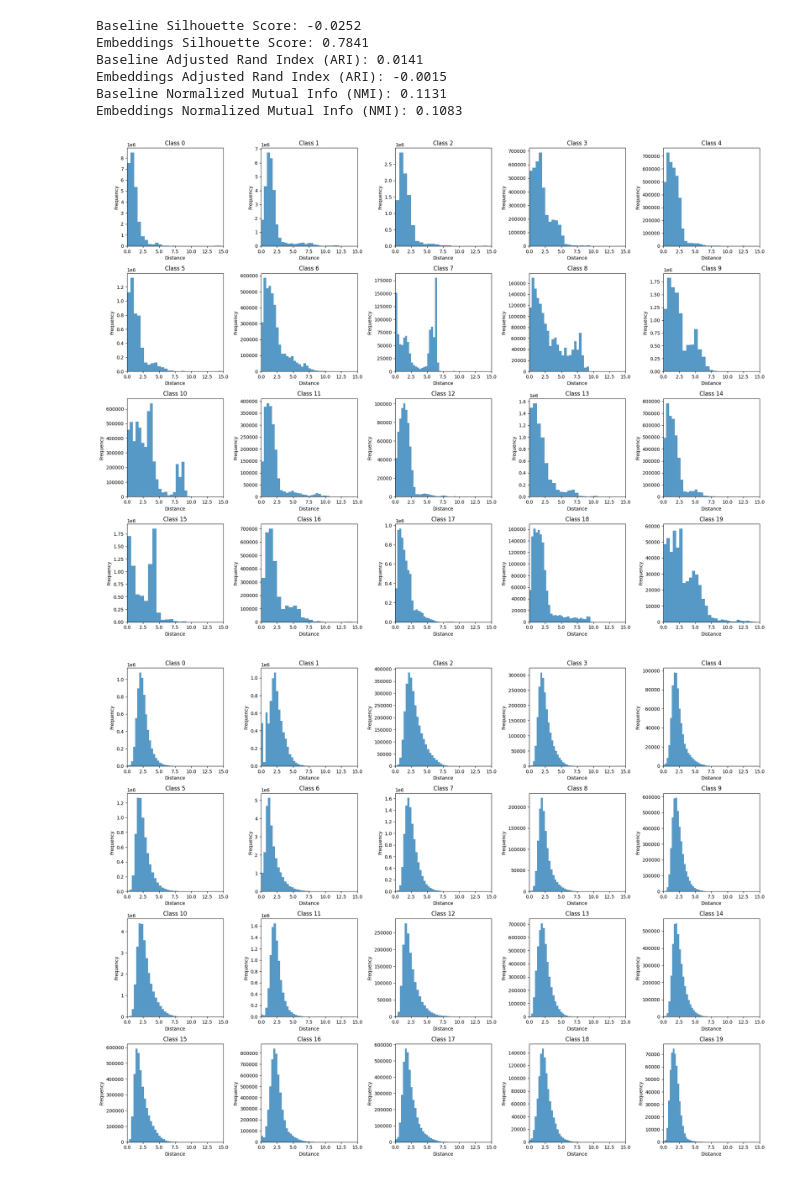
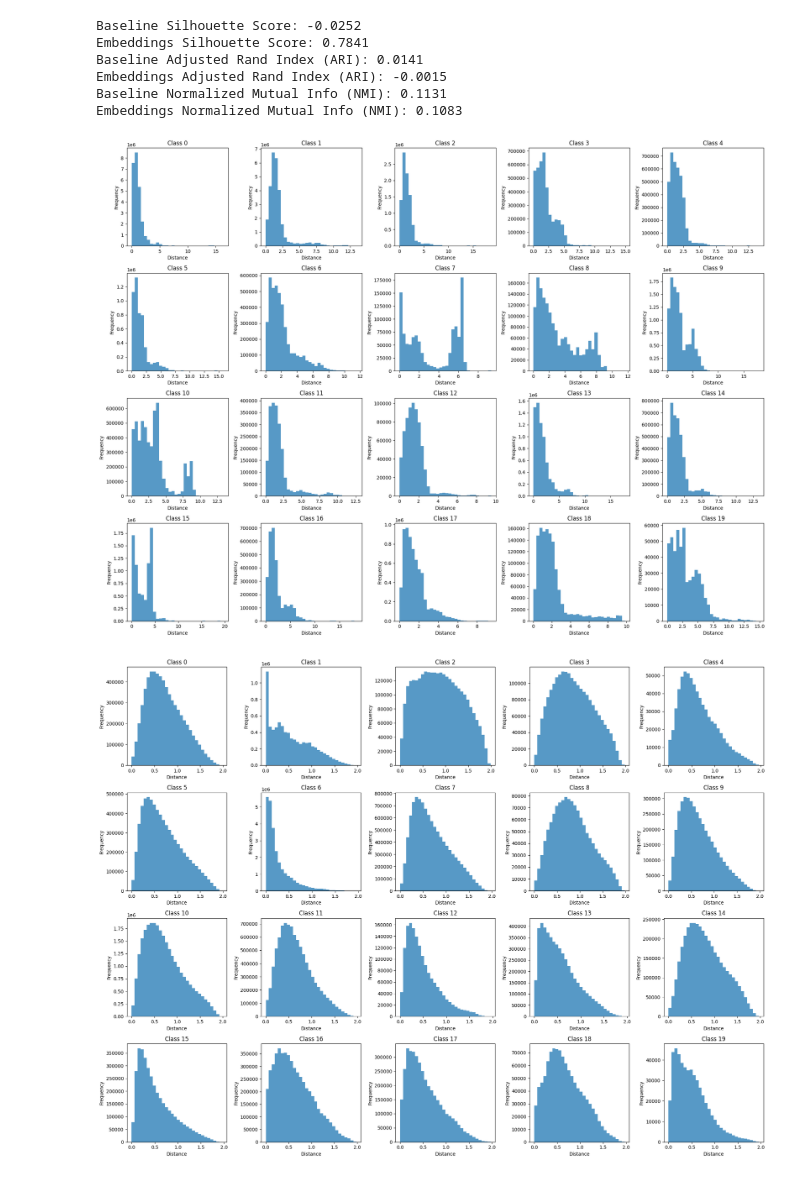
Before and after one commit to elliev7/partiii_research_project, a Jupyter notebook: fingerprinting/baseline_clustering.ipynb, the cells around one changed output. Cells and saved outputs as stored; diff of their text form; code cells hidden in the pictures.

```diff
--- a/fingerprinting/baseline_clustering.ipynb
+++ b/fingerprinting/baseline_clustering.ipynb
@@ -109,36 +108,20 @@ Embeddings Adjusted Rand Index (ARI): -0.0015
 Baseline Normalized Mutual Info (NMI): 0.1131
 Embeddings Normalized Mutual Info (NMI): 0.1083
 # %%
-def calculate_within_class_distances(feature_matrix, true_labels):
-    """
-    Calculate the Euclidean distances between all points within each class.
-
-    Parameters:
-    feature_matrix (np.ndarray): The feature matrix with shape (n_samples, n_features).
-    true_labels (np.ndarray): The true labels for each sample with shape (n_samples,).
-
-    Returns:
-    dict: A dictionary where keys are class labels and values are distance matrices.
-    """
+def calculate_within_class_distances(feature_matrix, true_labels, metric):
     class_distances = {}
     unique_labels = np.unique(true_labels)
 
     for label in unique_labels:
         class_indices = np.where(true_labels == label)[0]
         class_features = feature_matrix[class_indices]
-        distances = squareform(pdist(class_features, metric='euclidean'))
+        distances = squareform(pdist(class_features, metric))
         class_distances[label] = distances
 
     return class_distances
 
 
 def plot_distance_histograms(class_distances):
-    """
-    Plot histograms of distances within each class.
-
-    Parameters:
-    class_distances (dict): A dictionary where keys are class labels and values are distance matrices.
-    """
     fig, axes = plt.subplots(4, 5, figsize=(20, 15))
     axes = axes.flatten()
 
@@ -150,18 +133,17 @@ def plot_distance_histograms(class_distances):
         ax.set_title(f'Class {label}')
         ax.set_xlabel('Distance')
         ax.set_ylabel('Frequency')
-        ax.set_xlim(0, 15)
 
     plt.tight_layout()
     plt.show()
 # %%
-distances_within_baseline = calculate_within_class_distances(vectors_baseline, labels_baseline)
+distances_within_baseline = calculate_within_class_distances(vectors_baseline, labels_baseline, metric='euclidean')
 plot_distance_histograms(distances_within_baseline)
 # %% [output]
-[figure, old version]
+[figure, new version]
 # %%
-distances_within_embeddings = calculate_within_class_distances(vectors_embeddings, labels_embeddings)
+distances_within_embeddings = calculate_within_class_distances(vectors_embeddings, labels_embeddings, metric='cosine')
 plot_distance_histograms(distances_within_embeddings)
 # %% [output]
-[figure, old version]
+[figure, new version]
 # %%
```
Also changed, not shown: parts of 4 cells of this notebook.
